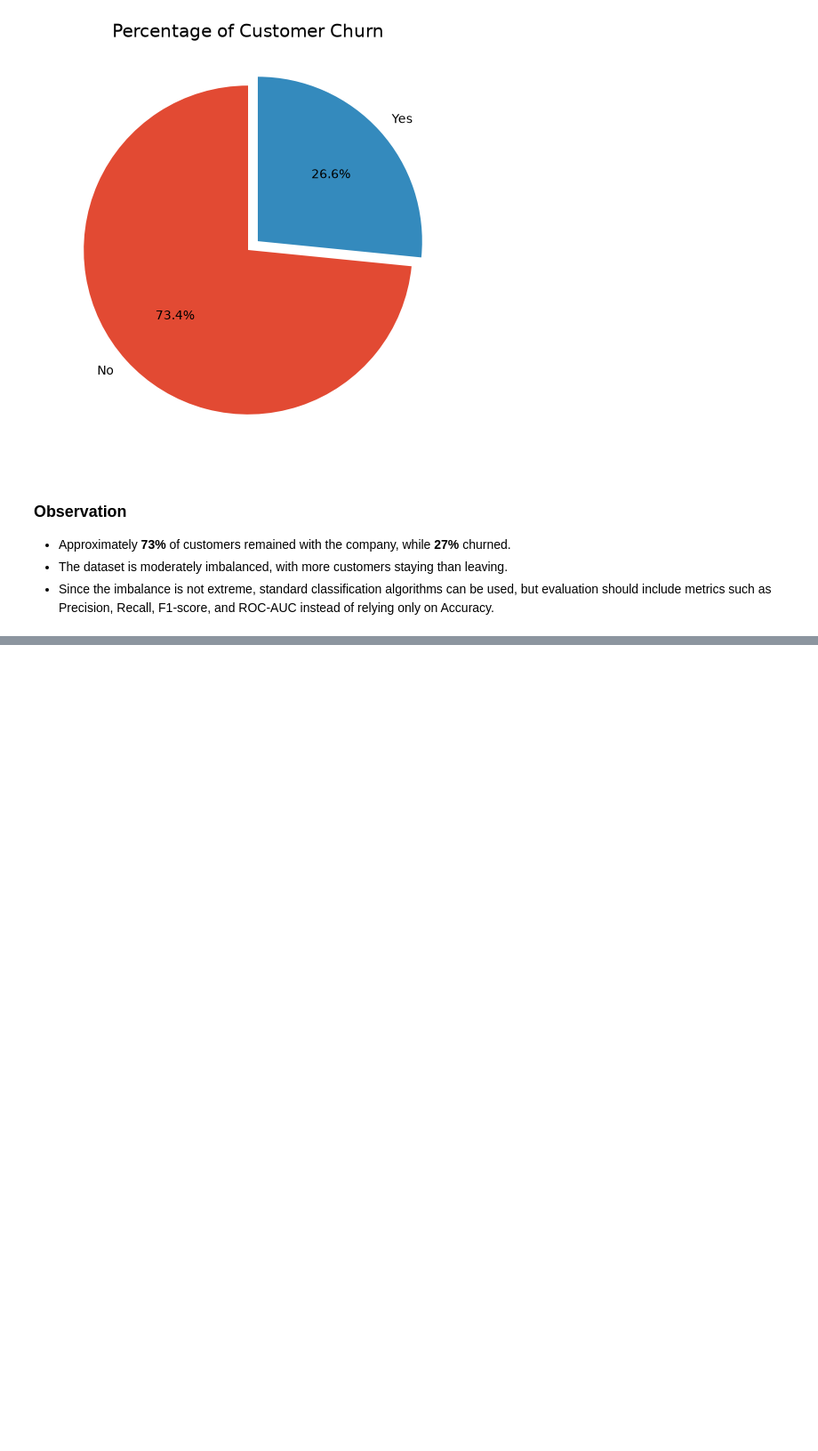
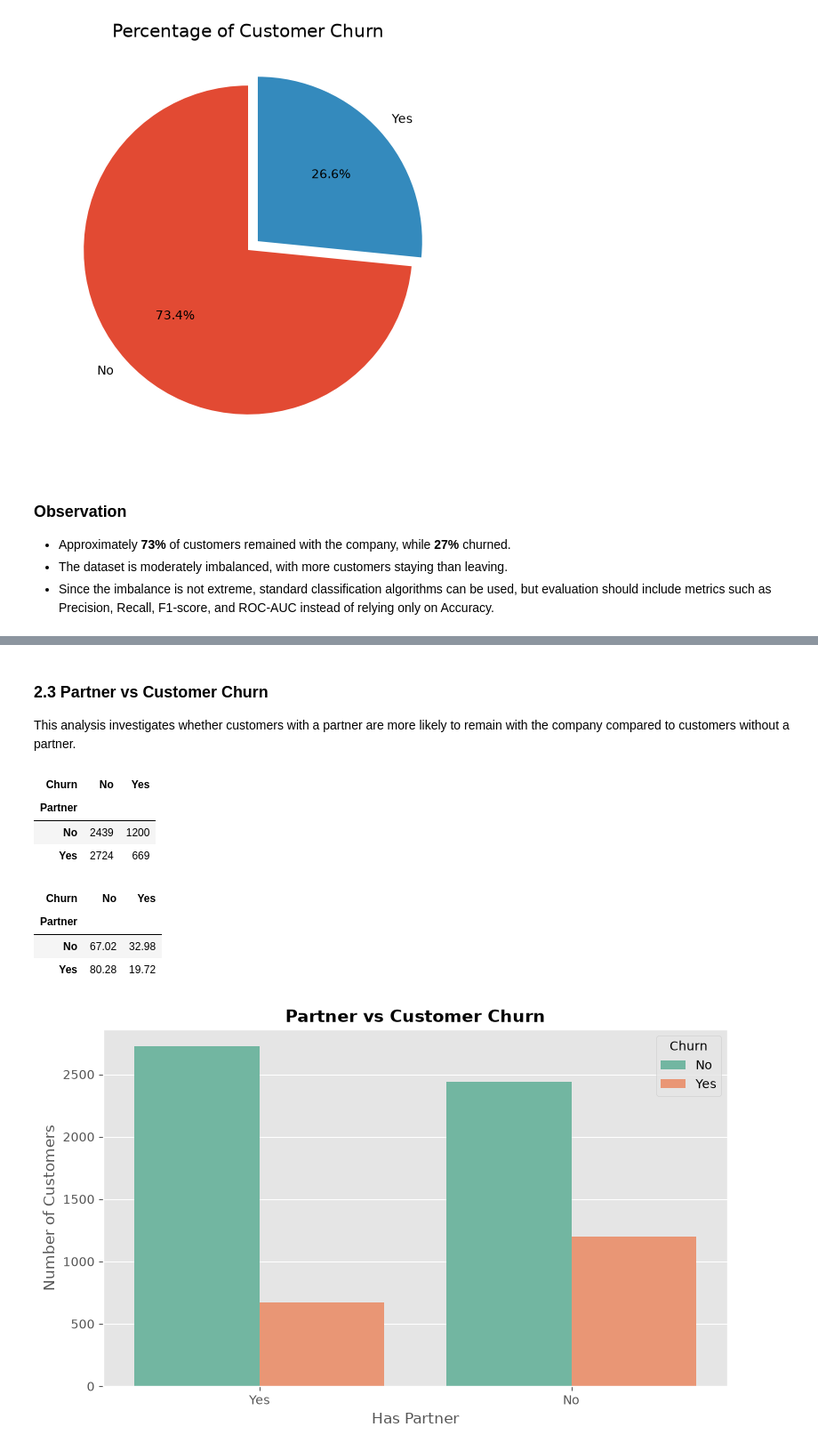
Before and after one commit to Sudeeppp-Mishra/Customer-Churn-Prediction, a Jupyter notebook: notebooks/customer_churn_prediction.ipynb, the cells around one changed output, grey strips where cells are left out. Shown at 89% size. Saved outputs shown, nothing was run; the diff lists cells and outputs as text; code cells hidden in the pictures; blank space fills up the shorter version.

```diff
--- a/notebooks/customer_churn_prediction.ipynb
+++ b/notebooks/customer_churn_prediction.ipynb
@@ -491,0 +613,52 @@ plt.show()
+# %% [markdown]
+### 2.3 Partner vs Customer Churn
+
+This analysis investigates whether customers with a partner are more likely to remain with the company compared to customers without a partner.
+# %%
+partner_churn = pd.crosstab(df["Partner"], df["Churn"])
+
+display(partner_churn)
+# %% [output]
+| Churn | No | Yes |
+| Partner |  |  |
+| No | 2439 | 1200 |
+| Yes | 2724 | 669 |
+# %%
+partner_churn_percent = (
+    pd.crosstab(
+        df["Partner"],
+        df["Churn"],
+        normalize="index"
+    ) * 100
+).round(2)
+
+display(partner_churn_percent)
+# %% [output]
+| Churn | No | Yes |
+| Partner |  |  |
+| No | 67.02 | 32.98 |
+| Yes | 80.28 | 19.72 |
+# %%
+plt.figure(figsize=(8,5))
+
+sns.countplot(
+    data=df,
+    x="Partner",
+    hue="Churn",
+    palette="Set2"
+)
+
+plt.title("Partner vs Customer Churn", fontsize=14, fontweight="bold")
+plt.xlabel("Has Partner")
+plt.ylabel("Number of Customers")
+
+plt.tight_layout()
+
+plt.savefig(
+    "../reports/figures/partner_vs_churn.png",
+    dpi=300
+)
+
+plt.show()
+# %% [output]
+[figure, added]
```
Also changed, not shown: parts of 55 cells of this notebook.
